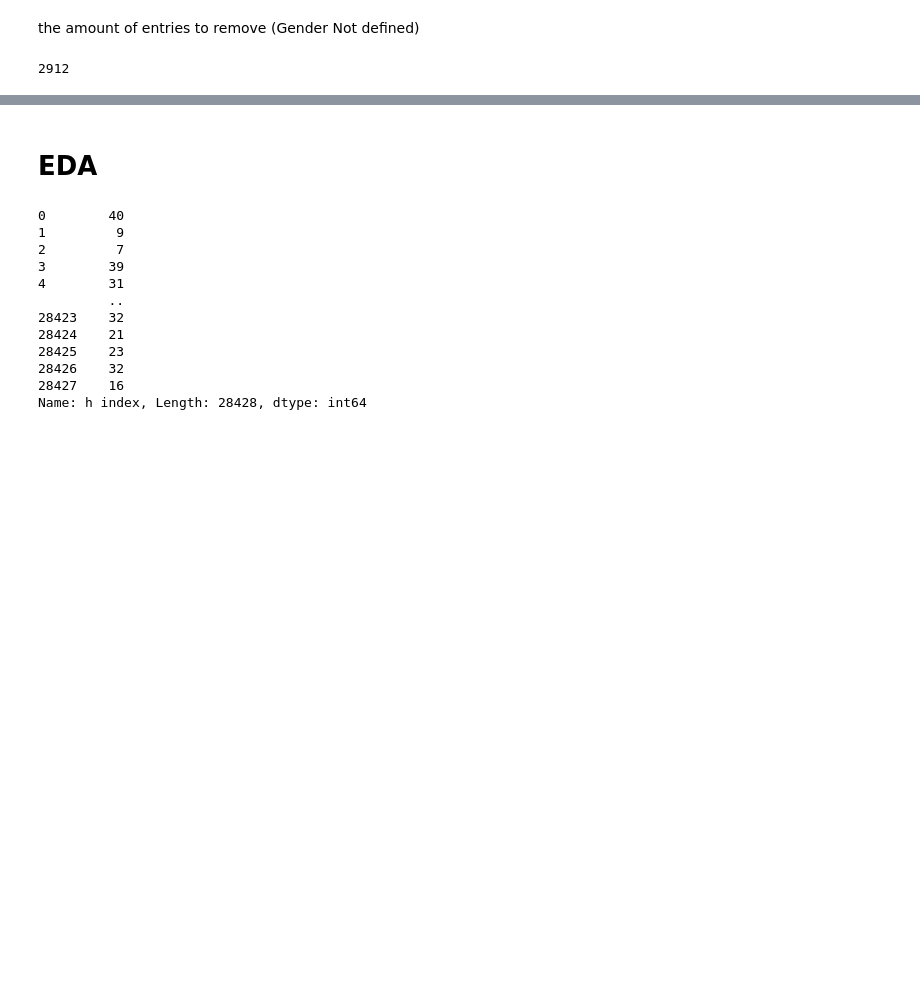
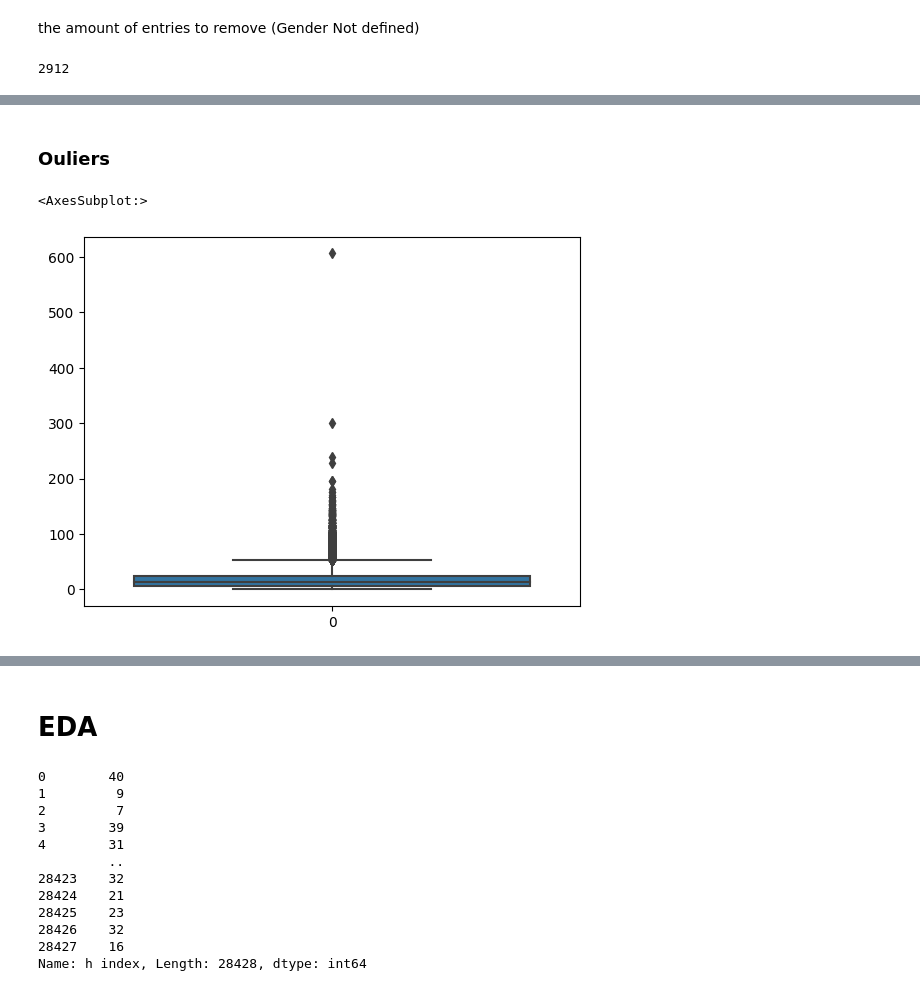
Before and after one commit to diamond-productions/h-index-prediction, a Jupyter notebook: EDA.ipynb, the cells around one changed output, grey strips where cells are left out. Saved outputs shown, nothing was run; the diff lists cells and outputs as text; code cells hidden in the pictures; blank space fills up the shorter version.

```diff
--- a/EDA.ipynb
+++ b/EDA.ipynb
@@ -95,3 +95,5 @@ print(len(df[df['Gender']=='NaN']))
 # %%
 df.drop(df[df['Gender'] == "NaN"].index ,inplace = True)
 df.to_csv('sientist_data_cleansing_geneder_clear.csv')
+# %%
+df = load_dataset('sientist_data_cleansing_geneder_clear.csv')
@@ -97,0 +103,13 @@ df.to_csv('sientist_data_cleansing_geneder_clear.csv')
+# %%
+try:
+    df.drop(["Unnamed: 0"], axis=1, inplace=True)
+except:
+     print ("")
+
+series_to_remove = df[df['Publications'] + df['Citations'] + df['Recommendations'] + df['Interest score']+
+                      df['Reads']+ df['h index'] == 0].index
+
+print(str(len(series_to_remove))+" sientists were removed (apear to not being sientists)")
+
+df.drop(series_to_remove, inplace = False)
+df.drop_duplicates()
@@ -97,0 +131,7 @@ df.to_csv('sientist_data_cleansing_geneder_clear.csv')
+# %% [markdown]
+### Ouliers
+# %%
+sns.boxplot(df["h index"])
+# %% [output]
+<AxesSubplot:>
+[figure, added]
```
Also changed, not shown: parts of 10 cells of this notebook.
